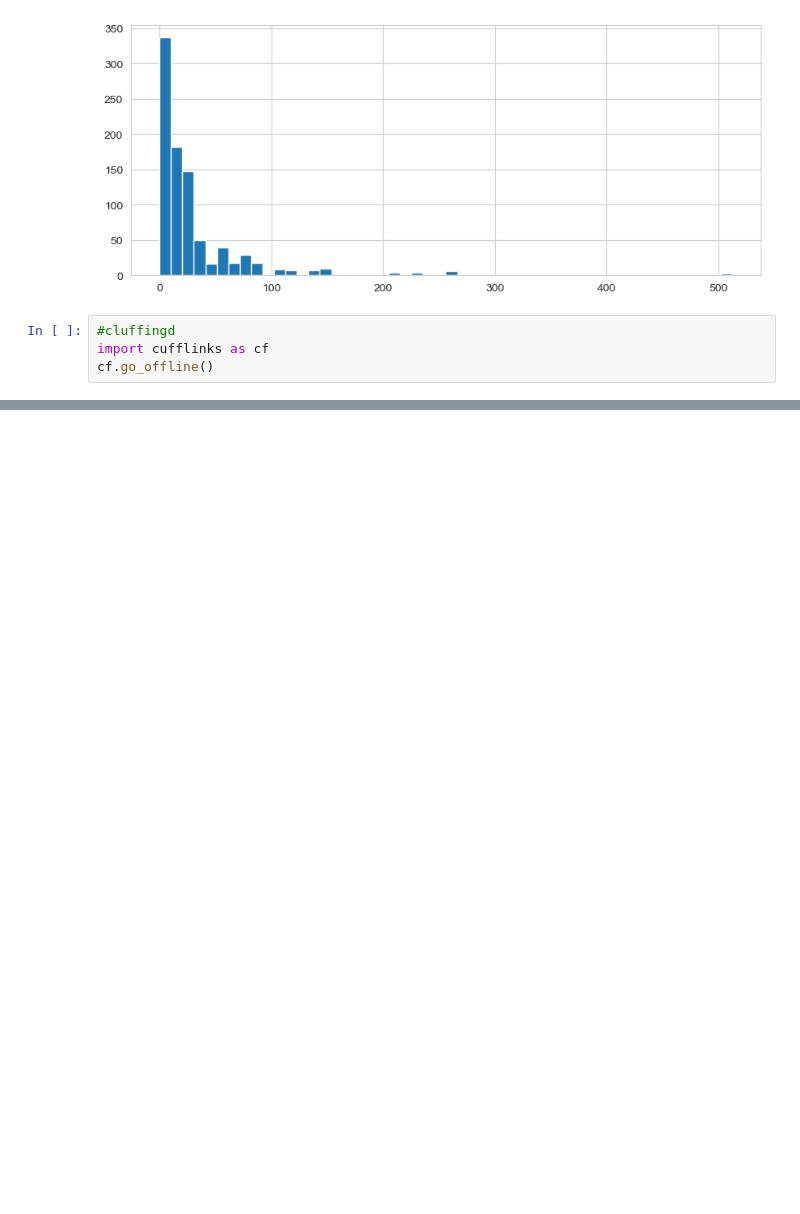
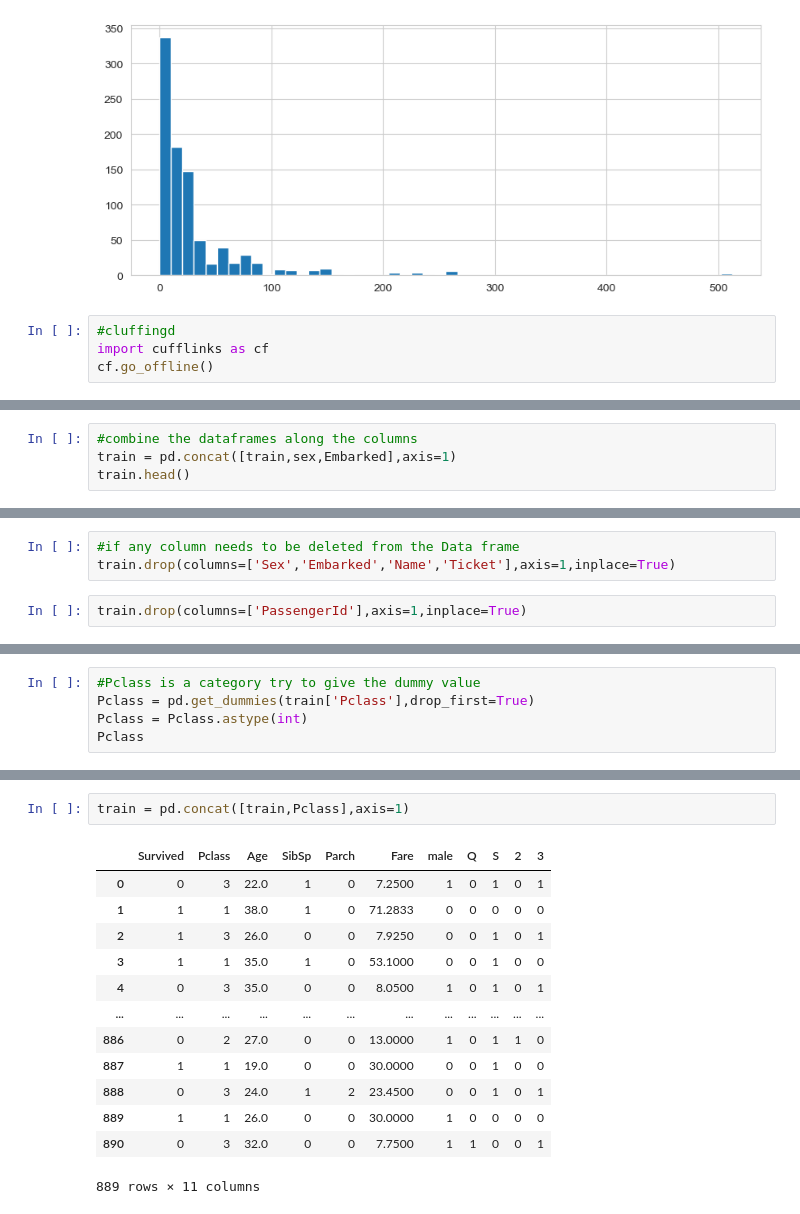
Before and after one commit to ramachandramerla/Machine-Learning, a Jupyter notebook: EDA_Logistic_Regression.ipynb, the cells around one changed output, grey strips where cells are left out. Saved outputs shown, nothing was run; the diff lists cells and outputs as text; blank space fills up the shorter version.

```diff
--- a/EDA_Logistic_Regression.ipynb
+++ b/EDA_Logistic_Regression.ipynb
@@ -134,0 +267,4 @@ train['Fare'].iplot(kind='hist',bins=30)
+# %%
+#combine the dataframes along the columns
+train = pd.concat([train,sex,Embarked],axis=1)
+train.head()
@@ -134,0 +278,5 @@ train['Fare'].iplot(kind='hist',bins=30)
+# %%
+#if any column needs to be deleted from the Data frame
+train.drop(columns=['Sex','Embarked','Name','Ticket'],axis=1,inplace=True)
+# %%
+train.drop(columns=['PassengerId'],axis=1,inplace=True)
@@ -134,0 +292,5 @@ train['Fare'].iplot(kind='hist',bins=30)
+# %%
+#Pclass is a category try to give the dummy value
+Pclass = pd.get_dummies(train['Pclass'],drop_first=True)
+Pclass = Pclass.astype(int)
+Pclass
@@ -134,0 +311,16 @@ train['Fare'].iplot(kind='hist',bins=30)
+# %%
+train = pd.concat([train,Pclass],axis=1)
+# %% [output]
+|  | Survived | Pclass | Age | SibSp | Parch | Fare | male | Q | S | 2 | 3 |
+| 0 | 0 | 3 | 22.0 | 1 | 0 | 7.2500 | 1 | 0 | 1 | 0 | 1 |
+| 1 | 1 | 1 | 38.0 | 1 | 0 | 71.2833 | 0 | 0 | 0 | 0 | 0 |
+| 2 | 1 | 3 | 26.0 | 0 | 0 | 7.9250 | 0 | 0 | 1 | 0 | 1 |
+| 3 | 1 | 1 | 35.0 | 1 | 0 | 53.1000 | 0 | 0 | 1 | 0 | 0 |
+| 4 | 0 | 3 | 35.0 | 0 | 0 | 8.0500 | 1 | 0 | 1 | 0 | 1 |
+| ... | ... | ... | ... | ... | ... | ... | ... | ... | ... | ... | ... |
+| 886 | 0 | 2 | 27.0 | 0 | 0 | 13.0000 | 1 | 0 | 1 | 1 | 0 |
+| 887 | 1 | 1 | 19.0 | 0 | 0 | 30.0000 | 0 | 0 | 1 | 0 | 0 |
+| 888 | 0 | 3 | 24.0 | 1 | 2 | 23.4500 | 0 | 0 | 1 | 0 | 1 |
+| 889 | 1 | 1 | 26.0 | 0 | 0 | 30.0000 | 1 | 0 | 0 | 0 | 0 |
+| 890 | 0 | 3 | 32.0 | 0 | 0 | 7.7500 | 1 | 1 | 0 | 0 | 1 |
+889 rows × 11 columns
```
Also changed, not shown: parts of 19 cells of this notebook.
